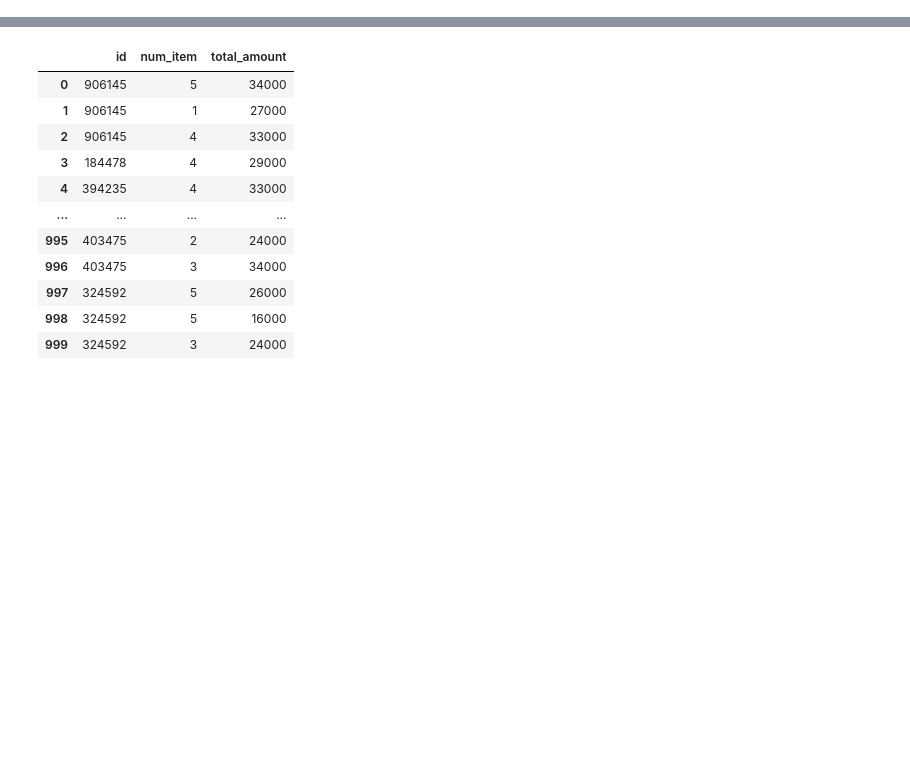
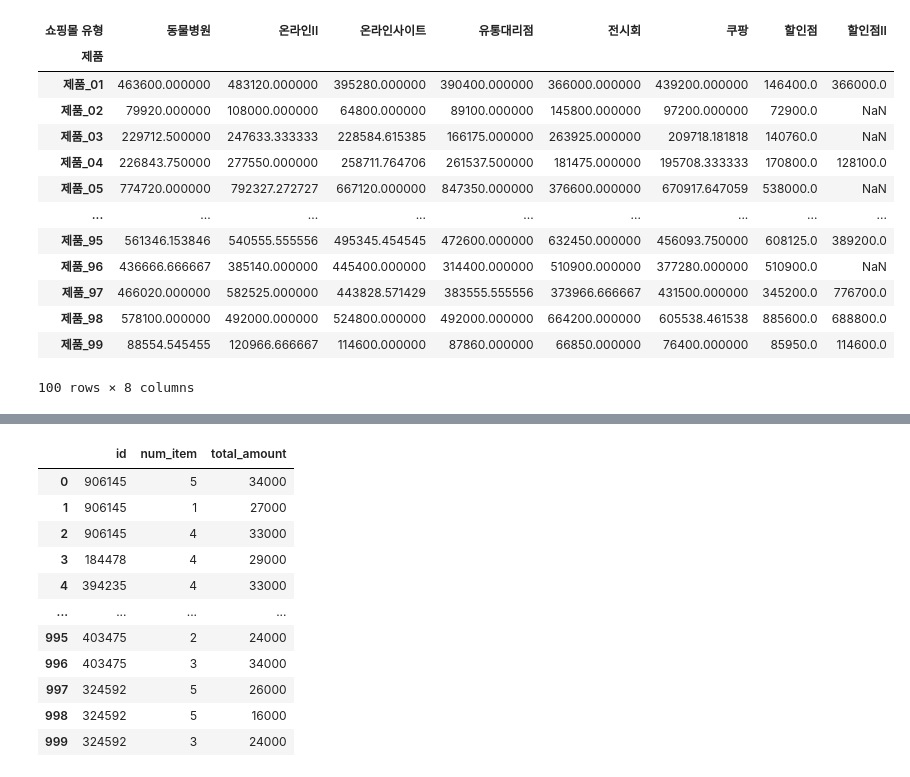
Before and after one commit to psuny1116/python-, a Jupyter notebook: describe, pivot_table, groupby, set_index, reset_index.ipynb, the cells around one changed output, grey strips where cells are left out. Drawn from its saved outputs; the diff is of its cells as text; code cells hidden in the pictures; blank space fills up the shorter version.

```diff
--- a/groupby, set_index.ipynb
+++ b/describe, pivot_table, groupby, set_index, reset_index.ipynb
@@ -0,0 +54,22 @@
+# %%
+pt1 = pd.pivot_table(df,     # 데이터
+                    index = '제품',     # 행에 들어갈 조건
+                    columns = '쇼핑몰 유형',     # 열에 들어갈 조건
+                    values = '판매금액',     # 집계 대상 컬럼 목록
+                    aggfunc = 'mean')     # 집계 함수
+pt1
+# %% [output]
+| 쇼핑몰 유형 | 동물병원 | 온라인II | 온라인사이트 | 유통대리점 | 전시회 | 쿠팡 | 할인점 | 할인점II |
+| 제품 |  |  |  |  |  |  |  |  |
+| 제품_01 | 463600.000000 | 483120.000000 | 395280.000000 | 390400.000000 | 366000.000000 | 439200.000000 | 146400.0 | 366000.0 |
+| 제품_02 | 79920.000000 | 108000.000000 | 64800.000000 | 89100.000000 | 145800.000000 | 97200.000000 | 72900.0 | NaN |
+| 제품_03 | 229712.500000 | 247633.333333 | 228584.615385 | 166175.000000 | 263925.000000 | 209718.181818 | 140760.0 | NaN |
+| 제품_04 | 226843.750000 | 277550.000000 | 258711.764706 | 261537.500000 | 181475.000000 | 195708.333333 | 170800.0 | 128100.0 |
+| 제품_05 | 774720.000000 | 792327.272727 | 667120.000000 | 847350.000000 | 376600.000000 | 670917.647059 | 538000.0 | NaN |
+| ... | ... | ... | ... | ... | ... | ... | ... | ... |
+| 제품_95 | 561346.153846 | 540555.555556 | 495345.454545 | 472600.000000 | 632450.000000 | 456093.750000 | 608125.0 | 389200.0 |
+| 제품_96 | 436666.666667 | 385140.000000 | 445400.000000 | 314400.000000 | 510900.000000 | 377280.000000 | 510900.0 | NaN |
+| 제품_97 | 466020.000000 | 582525.000000 | 443828.571429 | 383555.555556 | 373966.666667 | 431500.000000 | 345200.0 | 776700.0 |
+| 제품_98 | 578100.000000 | 492000.000000 | 524800.000000 | 492000.000000 | 664200.000000 | 605538.461538 | 885600.0 | 688800.0 |
+| 제품_99 | 88554.545455 | 120966.666667 | 114600.000000 | 87860.000000 | 66850.000000 | 76400.000000 | 85950.0 | 114600.0 |
+100 rows × 8 columns
```
Also changed, not shown: parts of 18 cells of this notebook, 1 other file.
